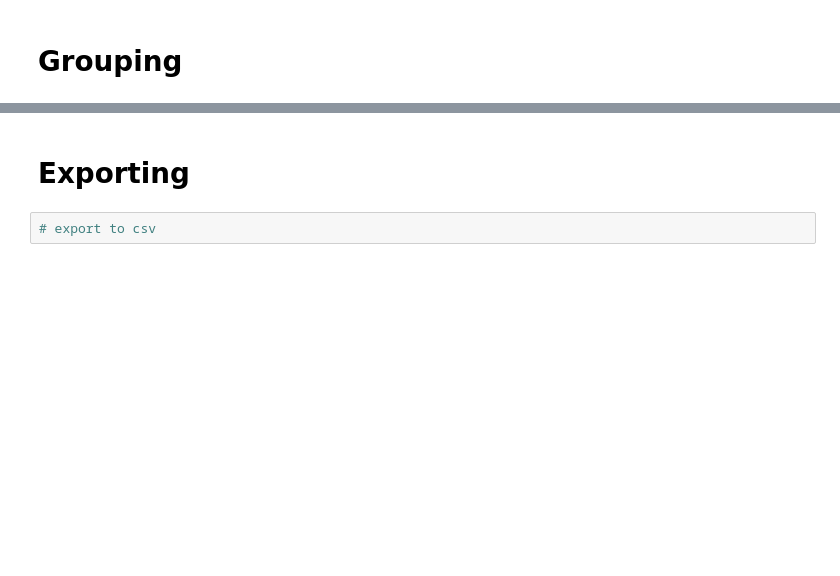
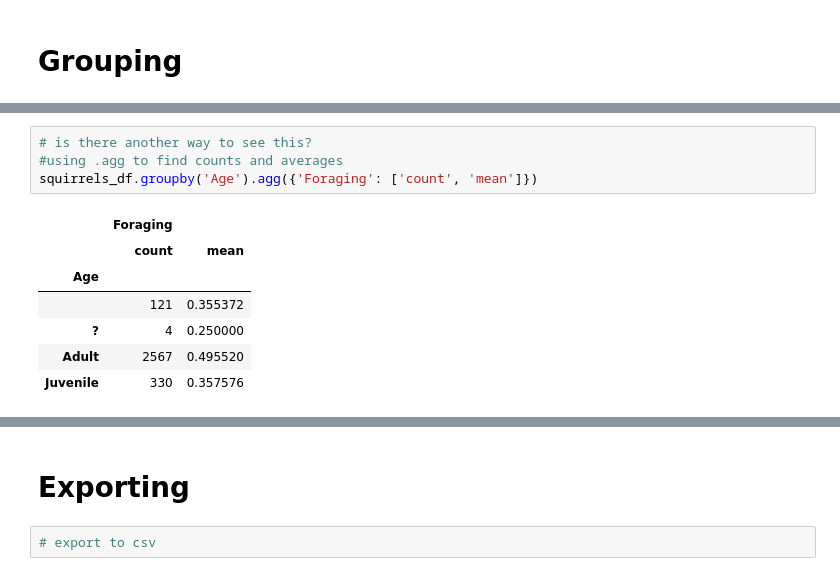
Before and after one commit to mnav0/dam-lab-pandas, a Jupyter notebook: intro.ipynb, the cells around one changed output, grey strips where cells are left out. Cells and saved outputs as stored; diff of their text form; blank space fills up the shorter version.

```diff
--- a/intro.ipynb
+++ b/intro.ipynb
@@ -107,0 +277,12 @@ squirrels_df.groupby('Age')['Foraging'].value_counts()
+# %%
+# is there another way to see this?
+#using .agg to find counts and averages
+squirrels_df.groupby('Age').agg({'Foraging': ['count', 'mean']})
+# %% [output]
+|  | Foraging |  |
+|  | count | mean |
+| Age |  |  |
+|  | 121 | 0.355372 |
+| ? | 4 | 0.250000 |
+| Adult | 2567 | 0.495520 |
+| Juvenile | 330 | 0.357576 |
```
Also changed, not shown: parts of 19 cells of this notebook.
